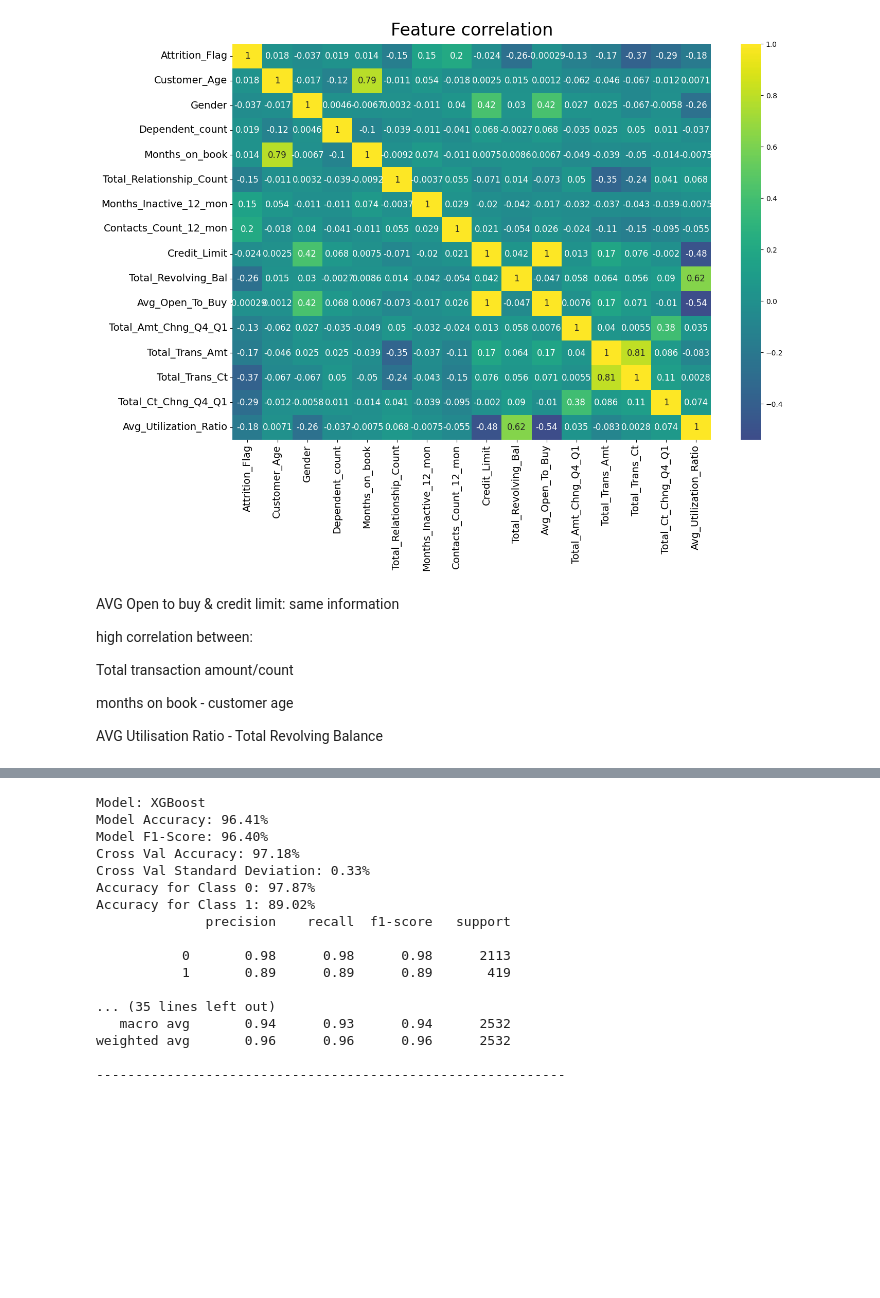
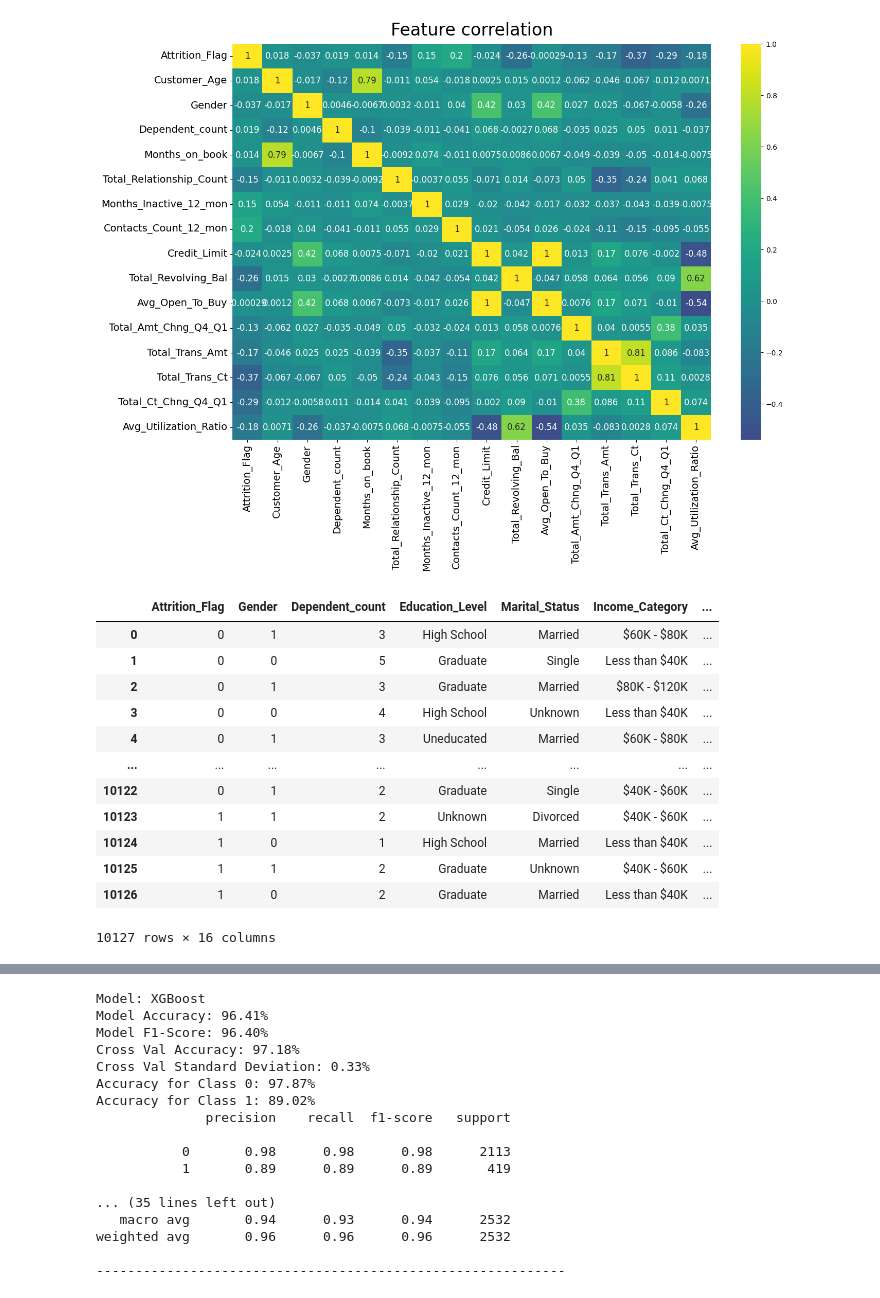
Before and after one commit to muntadherabdulhusein/DA_projects-credit-card-churn, a Jupyter notebook: Maarten/maarten.ipynb, the cells around one changed output, grey strips where cells are left out. Cells and saved outputs as stored; diff of their text form; code cells hidden in the pictures; blank space fills up the shorter version.

```diff
--- a/Maarten/maarten.ipynb
+++ b/Maarten/maarten.ipynb
@@ -49,20 +49,26 @@ total trans amount/count: peaks
 # %%
 # Correlation between numerical features: heatmap
 plt.figure(figsize=(15, 10))
 sns.heatmap(data.select_dtypes(include=['int', 'float']).corr(), annot=True, center=0,cmap='viridis',annot_kws={'size': 12})
 plt.xticks(fontsize=14)
 plt.yticks(fontsize=14)
 plt.title("Feature correlation",fontsize=24, y=1.01)
 plt.show()
+
+# Remove correlated features
+data.drop(['Total_Trans_Ct', 'Customer_Age', 'Avg_Utilization_Ratio', 'Avg_Open_To_Buy'], axis=1)
 # %% [output]
 [figure]
+|  | Attrition_Flag | Gender | Dependent_count | Education_Level | Marital_Status | Income_Category | ... |
+| 0 | 0 | 1 | 3 | High School | Married | $60K - $80K | ... |
+| 1 | 0 | 0 | 5 | Graduate | Single | Less than $40K | ... |
+| 2 | 0 | 1 | 3 | Graduate | Married | $80K - $120K | ... |
+| 3 | 0 | 0 | 4 | High School | Unknown | Less than $40K | ... |
+| 4 | 0 | 1 | 3 | Uneducated | Married | $60K - $80K | ... |
+| ... | ... | ... | ... | ... | ... | ... | ... |
+| 10122 | 0 | 1 | 2 | Graduate | Single | $40K - $60K | ... |
+| 10123 | 1 | 1 | 2 | Unknown | Divorced | $40K - $60K | ... |
+| 10124 | 1 | 0 | 1 | High School | Married | Less than $40K | ... |
+| 10125 | 1 | 1 | 2 | Graduate | Unknown | $40K - $60K | ... |
+| 10126 | 1 | 0 | 2 | Graduate | Married | Less than $40K | ... |
+10127 rows × 16 columns
-# %% [markdown]
-AVG Open to buy & credit limit: same information
-
-high correlation between:
-
-Total transaction amount/count
-
-months on book - customer age
-
-AVG Utilisation Ratio - Total Revolving Balance
```
Also changed, not shown: parts of 9 cells of this notebook.
